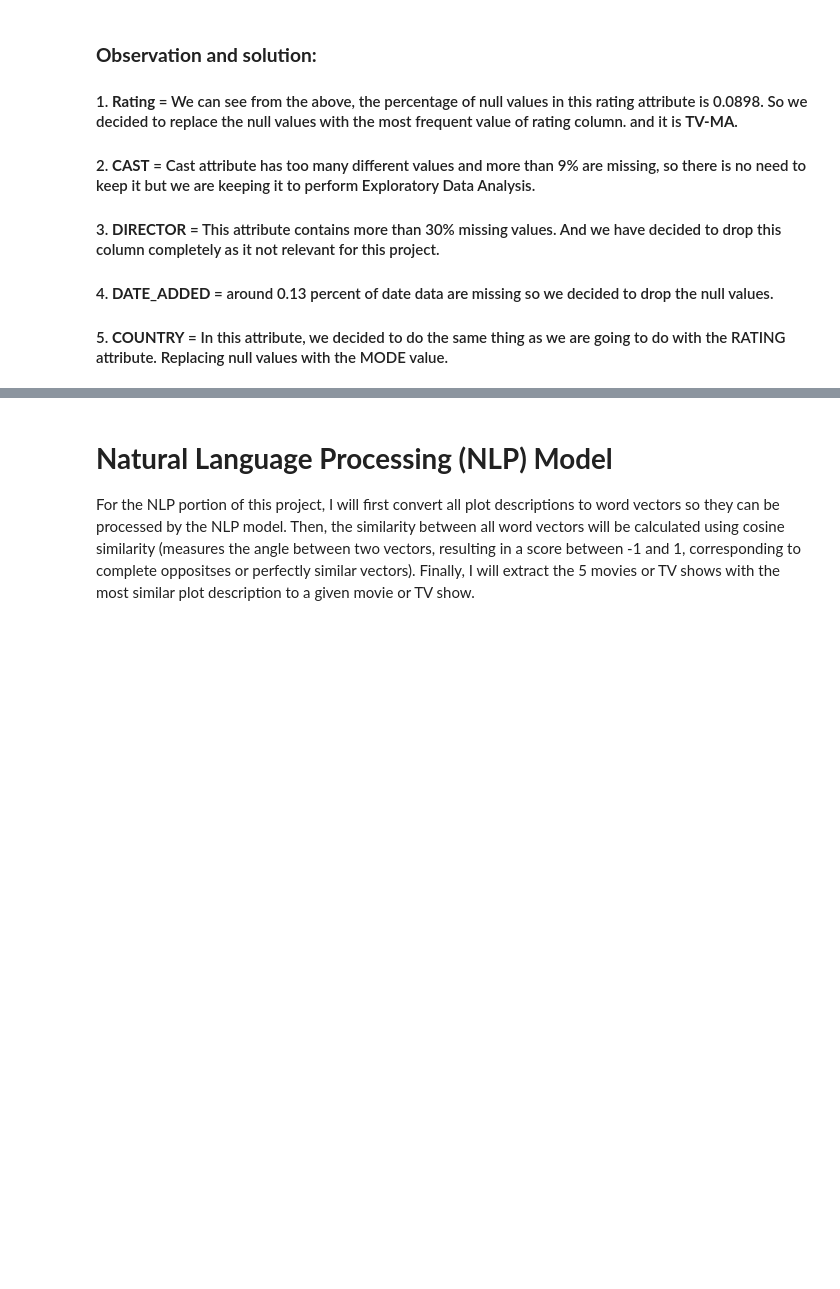
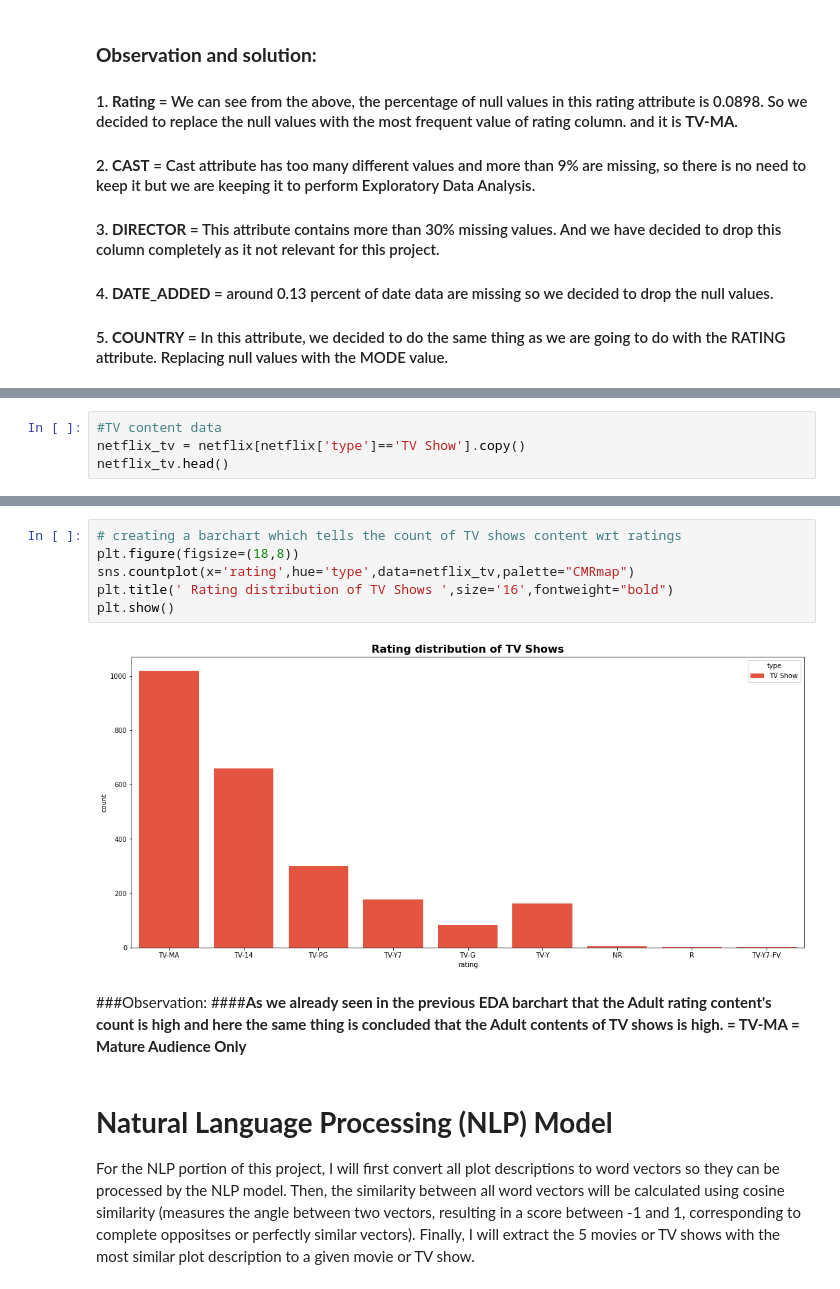
Before and after one commit to sksamima5/Netflix-movies-and-TV-shows-clustering, a Jupyter notebook: NETFLIX_MOVIES_AND_TV_SHOWS_CLUSTERING.ipynb, the cells around one changed output, grey strips where cells are left out. Cells and saved outputs as stored; diff of their text form; blank space fills up the shorter version.

```diff
--- a/NETFLIX_MOVIES_AND_TV_SHOWS_CLUSTERING.ipynb
+++ b/NETFLIX_MOVIES_AND_TV_SHOWS_CLUSTERING.ipynb
@@ -282,0 +377,4 @@ KeyError: ignored
+# %%
+#TV content data
+netflix_tv = netflix[netflix['type']=='TV Show'].copy()
+netflix_tv.head()
@@ -283,3 +516,14 @@ KeyError: ignored
+# %%
+# creating a barchart which tells the count of TV shows content wrt ratings
+plt.figure(figsize=(18,8))
+sns.countplot(x='rating',hue='type',data=netflix_tv,palette="CMRmap")
+plt.title(' Rating distribution of TV Shows ',size='16',fontweight="bold")
+plt.show()
+# %% [output]
+[figure, added]
+# %% [markdown]
+###Observation:
+####**As we already seen in the previous EDA barchart that the Adult rating content's count is high and here the same thing is concluded that the Adult contents of TV shows is high. = TV-MA = Mature Audience Only**
 # %% [markdown]
 # **Natural Language Processing (NLP) Model**
 
```
Also changed, not shown: parts of 32 cells of this notebook.
